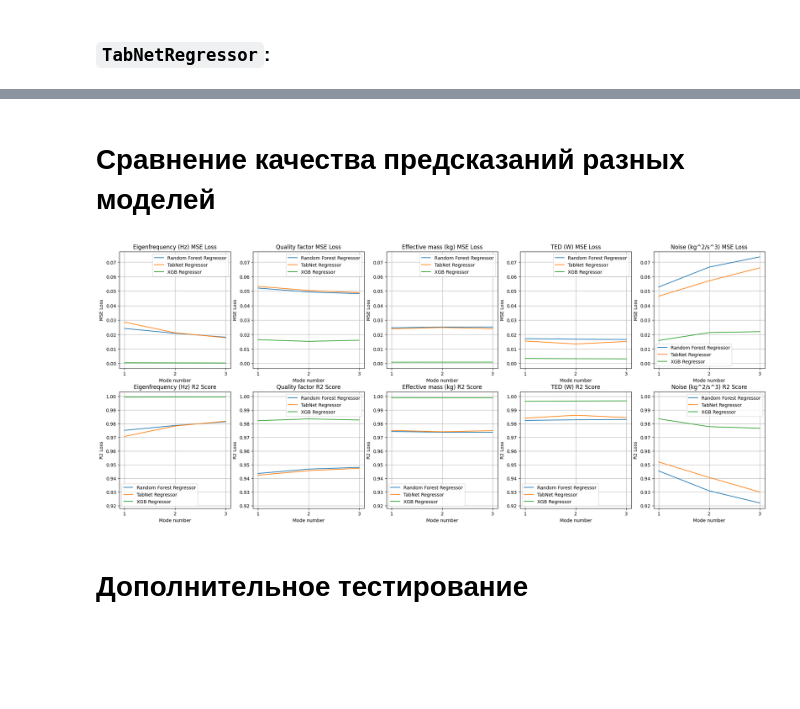
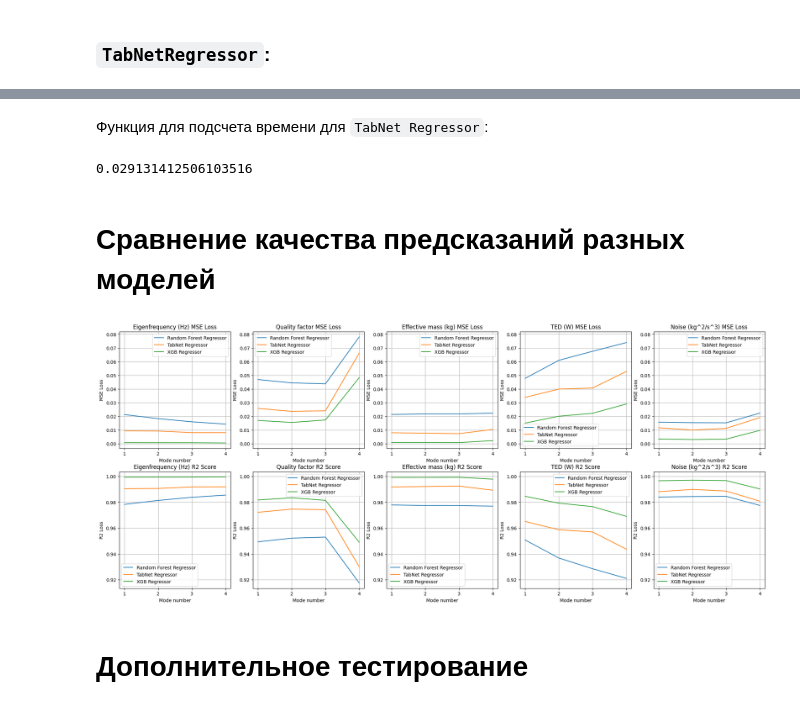
Before and after one commit to PolMix/nems_ai, a Jupyter notebook: Classic ML/Classic_ML.ipynb, the cells around one changed output, grey strips where cells are left out. Cells and saved outputs as stored; diff of their text form; code cells hidden in the pictures; blank space fills up the shorter version.

```diff
--- a/Classic ML/Classic_ML.ipynb
+++ b/Classic ML/Classic_ML.ipynb
@@ -622,7 +342,0 @@ KeyboardInterrupt: ignored
-# %%
-#params = trial.params
-# Full dataset params
-params = {'max_depth': 4, 'learning_rate': 0.014455792961875973, 'n_estimators': 689, 'min_child_weight': 9, 'gamma': 1.4089981359379087e-06, 'subsample': 0.44466289689585464, 'reg_alpha': 0.02764974783890956, 'reg_lambda': 0.027654044172315425}
-
-model_boost_optuna = XGBRegressor(**params)
-model_boost_optuna.fit(x_train, y_train)
@@ -689,0 +345,6 @@ XGBRegressor(base_score=None, booster=None, callbacks=None,
+# %%
+# Optuned params:
+params = {'max_depth': 5, 'learning_rate': 0.031324491931941124, 'n_estimators': 1386, 'min_child_weight': 2, 'gamma': 4.314314975364989e-06, 'subsample': 0.18490244522529528, 'reg_alpha': 2.8489984581757986e-06, 'reg_lambda': 0.0009295804483962102, 'n_jobs': -1, 'random_state': 42}
+
+model_boost = XGBRegressor(**params)
+model_boost.fit(x_train, y_train)
@@ -701,7 +375,7 @@ print("R2 на валидационном наборе: {:.3f}".format(r2_score(
 print("R2 на тестовом наборе: {:.3f}".format(r2_score(y_test, y_pred_test)))
 
 print('Metrics dict:')
-boost_metrics = calculate_metrics(y_true=y_test, y_pred=y_pred_test, param_names=list(y_train.columns))
+boost_metrics = calculate_metrics(y_true=y_test, y_pred=y_pred_test)
 for key, value in boost_metrics.items():
     print(key, ' : ', value)
 
@@ -734,7 +422,12 @@ print(get_elapsed_time(model=model_boost, x_train=x_train, num_samples=200))
 # %% [markdown]
 ### `TabNetRegressor`:
 # %%
-model_tabnet = TabNetRegressor(n_d=16, n_a=16)
+# Optuned params:
+params = {'n': 56, 'n_steps': 5, 'momentum': 0.04985768696802098}
+
+model_tabnet = TabNetRegressor(n_d=params['n'], n_a=params['n'],
+                               n_steps=params['n_steps'],
+                               momentum=params['momentum'])
 model_tabnet.fit(x_train.values, y_train.values,
                  max_epochs=100,
                  eval_metric=['mse'])
@@ -1195,0 +496,2 @@ Fold N4;  MSE Loss: 0.415;  R2 Score: 0.786
+# %% [markdown]
+Функция для подсчета времени для `TabNet Regressor`:
@@ -1196,2 +525,6 @@ Fold N4;  MSE Loss: 0.415;  R2 Score: 0.786
+# %%
+print(get_elapsed_time_tabnet(model=model_tabnet, x=x_train))
+# %% [output]
+0.029131412506103516
 # %% [markdown]
 # Сравнение качества предсказаний разных моделей
@@ -1235,20 +531,13 @@ def compare_models(dict_list, model_names, param_names, modes, sharey, apply_log
 # %%
-modes = [1, 2, 3]
-param_names = param_save
 model_names = [#'Linear Regressor',
                'Random Forest Regressor', 'TabNet Regressor', 'XGB Regressor']
 dict_list = [#lin_metrics,
              forest_metrics, tabnet_metrics, boost_metrics]
 
-compare_models(dict_list=dict_list,
-               model_names=model_names,
-               param_names=param_names,
-               modes=modes,
-               sharey='row',
-               apply_log_mse=False,
-               apply_log_r2=False)
+compare_models(dict_list, model_names,
+               apply_log_mse=False, apply_log_r2=False)
 # %% [output]
-[figure, old version]
+[figure, new version]
 # %% [markdown]
 # Дополнительное тестирование
 # %% [markdown]
```
Also changed, not shown: parts of 86 cells of this notebook.
